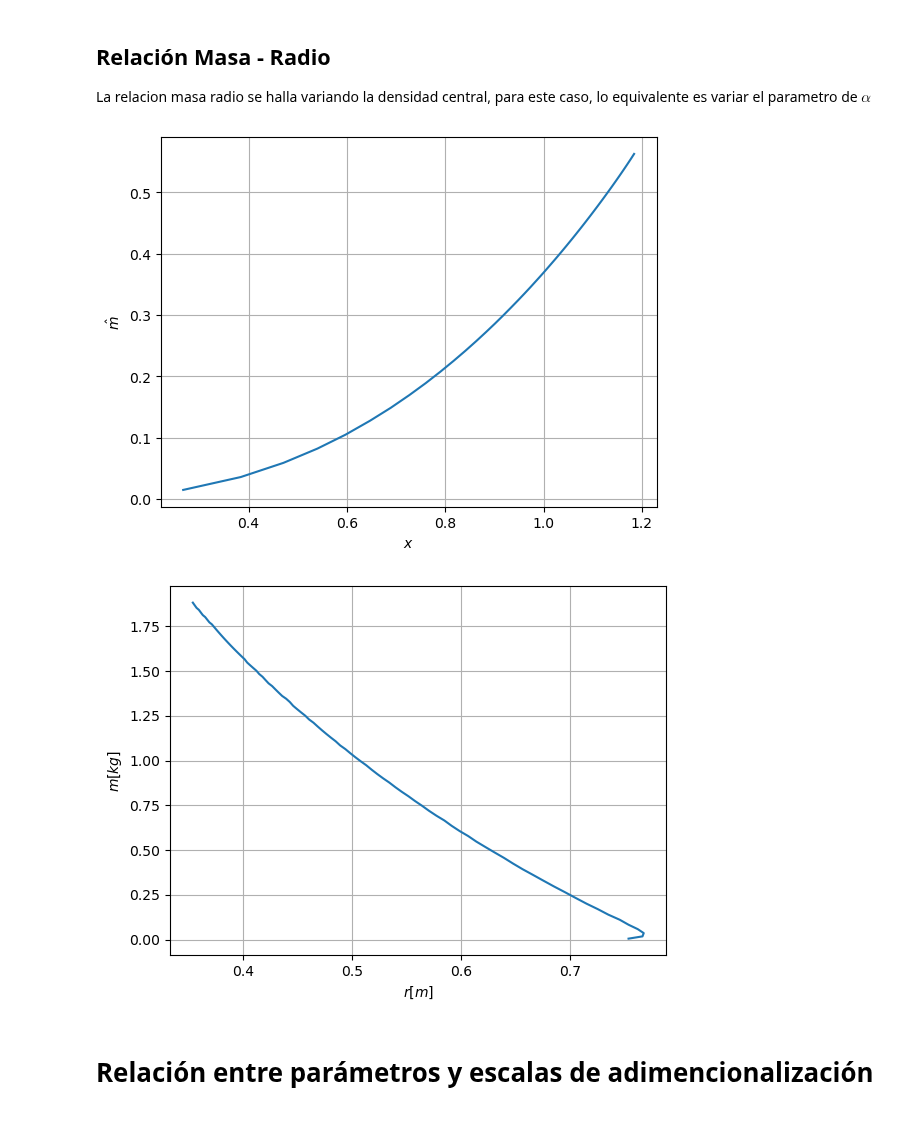
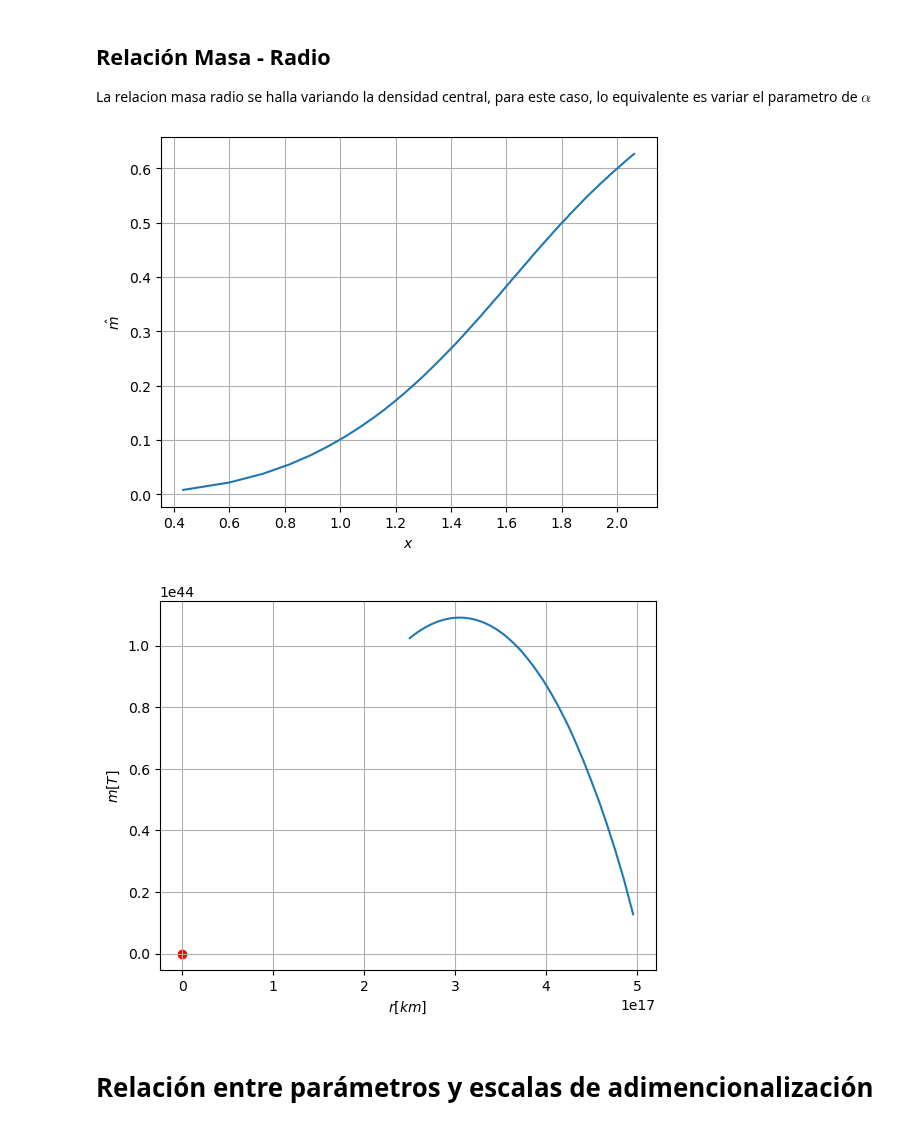
Before and after one commit to Vendetta0462/CalculosSimulaciones, a Jupyter notebook: hidrostatica.ipynb, the cells around one changed output. Cells and saved outputs as stored; diff of their text form; code cells hidden in the pictures.

```diff
--- a/hidrostatica.ipynb
+++ b/hidrostatica.ipynb
@@ -152,7 +152,7 @@ def RelOdes(x, r, gamma, alpha):
     # drho_dr = -1/gamma * rho**(2-gamma)*m/r**2 * (1 + l* rho**(gamma-1)) * (1 + l* rho**gamma*r**3/m) / (1 - l* 2*m/r)
     P = l*rho**gamma # Por qué integrar las ecuaciones sin unificarlas?
     drho_dr = - ( rho / ( gamma * P) ) * ( rho + P ) * ( m +  P*r**3 ) / ( r * ( r - 2.0 * m ) )
-    dm_dr = r*r**rho # Por qué r*r y no r**2?
+    dm_dr = r*r*rho # Por qué r*r y no r**2?
     dphi_dr = (2.0 / ( rho + P )) *( gamma*P*drho_dr / rho ) # Lo mismo de arriba
     # dphi_dr = m/r**2 * (1 + rho**gamma*r**3/m) / (1 - 2*m/r)
     return [drho_dr, dm_dr, dphi_dr]
@@ -222,11 +222,11 @@ for i in range(len(xi)):
             break
 
     # plt.plot(r, xi[i][:,0], label='$\gamma$={}, $r_{{lim}}$={}'.format(gammas[i], r[lim_-1]))
-    plt.plot(r[:lim_], xi[i][:lim_,0], label='$\gamma$={:.1f}, $r_{{lim}}$={:.3f}'.format(gammas[i], r[lim_-1])) # plot til limit
+    plt.semilogy(r[:lim_], xi[i][:lim_,0], label='$\gamma$={:.1f}, $r_{{lim}}$={:.3f}'.format(gammas[i], r[lim_-1])) # plot til limit
     # plt.plot(r[lim_-1], xi[i][lim_-1,0], 'o')# plot last point
 plt.xlabel('$\\tilde{r}$', fontsize=12)
 plt.title('Densidad $\\tilde{\\rho}$ para diferentes $\\gamma$, Relativista', fontsize=15)
-plt.legend()
+plt.legend(loc='upper right')
 plt.grid()
 plt.show() # Ahora todos convergen :D
 # %% [output]
@@ -265,19 +265,30 @@ plt.xlabel("$x$")
 plt.ylabel("$\hat{m}$")
 plt.grid()
 # %% [output]
-[figure, old version]
+[figure, new version]
 # %%
 # Recuperar las unidades
-rhoses = (alphass/k)**(1.0/(gamma-1.0))
-Rs = 1.0/np.sqrt(4.0*np.pi*rhoses)
-Ms = 4.0*np.pi*rhoses*Rs
+import astropy.constants as const
+c = const.c.value
+G = const.G.value
+R_sun = const.R_sun.value
+M_sun = const.M_sun.value
 
-plt.plot(Rs*MR[0], Ms*MR[1])
-plt.xlabel("$r[m]$") #Si son estas unidades?
-plt.ylabel("$m[kg]$")
+k_sun = (P_0_sun/(rho_0_sun*c**2))**(1/gamma)
+rhoses = (alphass/k_sun)**(1.0/(gamma-1.0))
+Rs = c**2/np.sqrt(4.0*np.pi*G*rhoses)
+Ms = 4.0*np.pi*rhoses*Rs**3/c**2
+# Rs = 1/np.sqrt(4.0*np.pi*rhoses)
+# Ms = 4.0*np.pi*rhoses*Rs**3
+
+plt.plot(Rs*MR[0]/1e3, Ms*MR[1]/1e3)
+# plt.plot(Rs[:-10]*MR[0][:-10], Ms[:-10]*MR[1][:-10])
+plt.scatter(R_sun/1e3, M_sun/1e3, color='red', label='Sun')
+plt.xlabel("$r[km]$") #Si son estas unidades?
+plt.ylabel("$m[T]$")
 plt.grid()
 # %% [output]
-[figure, old version]
+[figure, new version]
 # %% [markdown]
 # Relación entre parámetros y escalas de adimencionalización
 # %%
```
Also changed, not shown: parts of 3 cells of this notebook.
